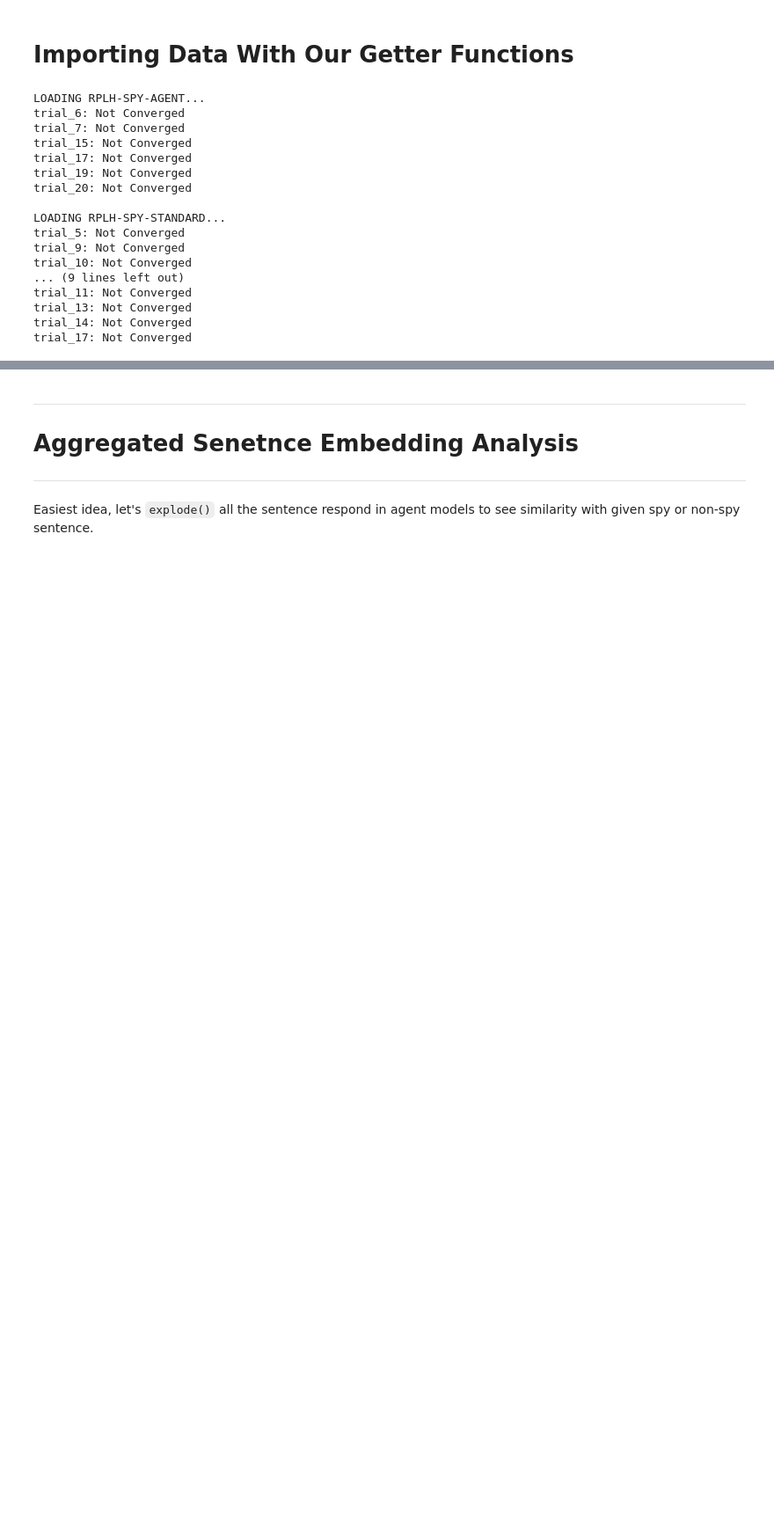
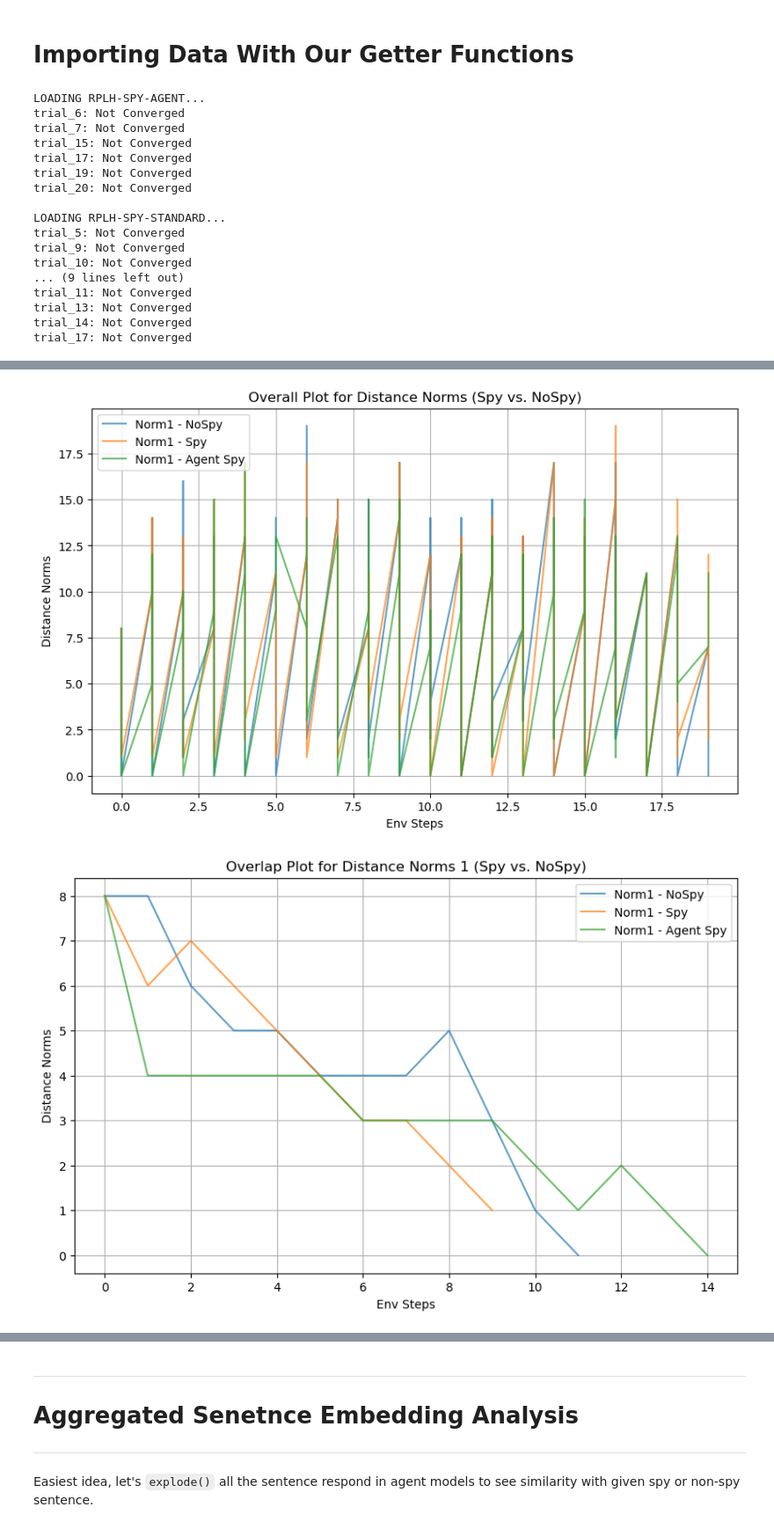
Before and after one commit to KevinBian107/RPLH, a Jupyter notebook: demos/notebooks/evaluation.ipynb, the cells around one changed output, grey strips where cells are left out. Shown at 88% size. Drawn from its saved outputs; the diff is of its cells as text; code cells hidden in the pictures; blank space fills up the shorter version.

```diff
--- a/demos/notebooks/evaluation.ipynb
+++ b/demos/notebooks/evaluation.ipynb
@@ -94,0 +79,5 @@ Name: count, dtype: int64
+# %%
+plot_env_progression(dist_a_spy, dist_s_spy, dist_s_nospy, get_trial=0)
+# %% [output]
+[figure, added]
+[figure, added]
```
Also changed, not shown: parts of 17 cells of this notebook, 2 other files.
